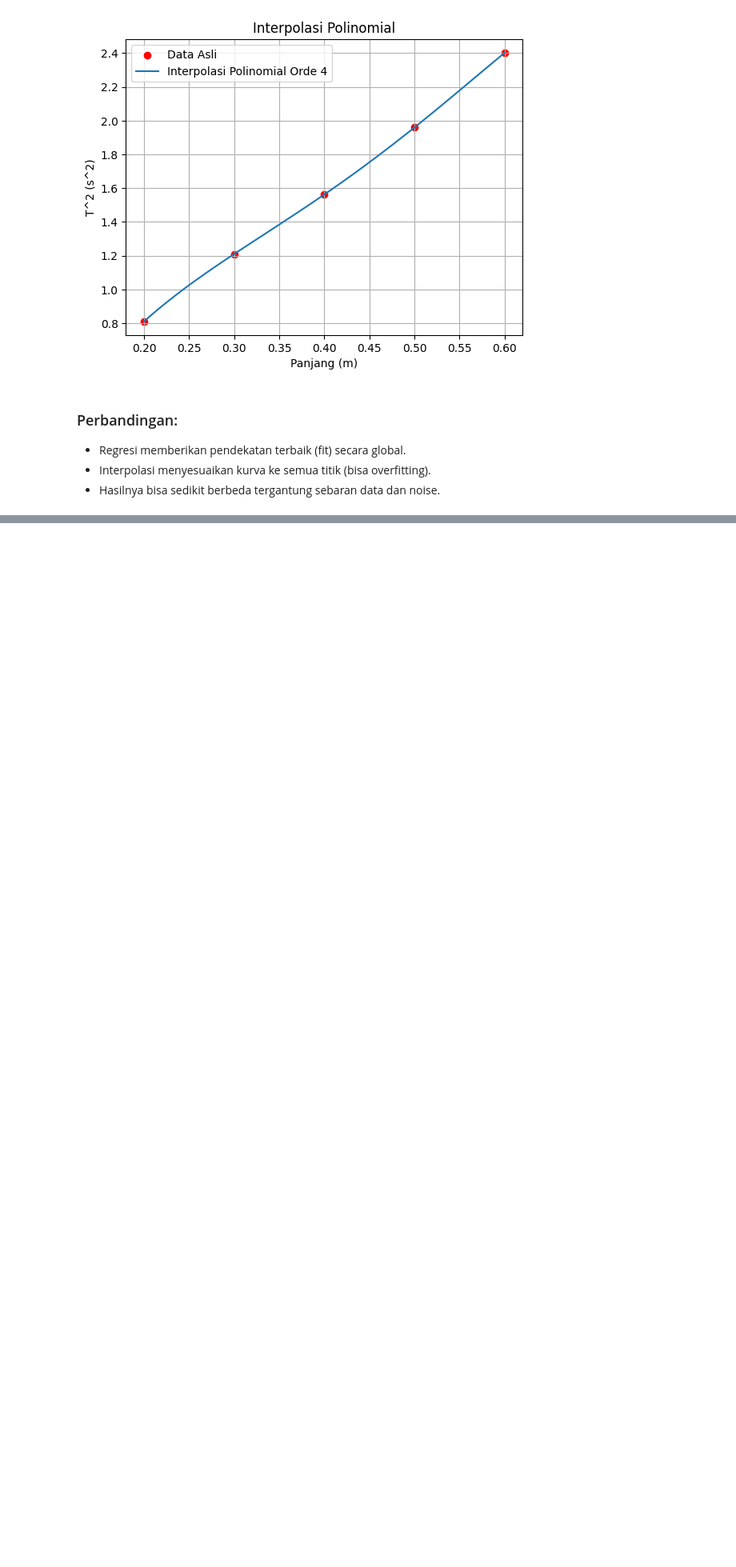
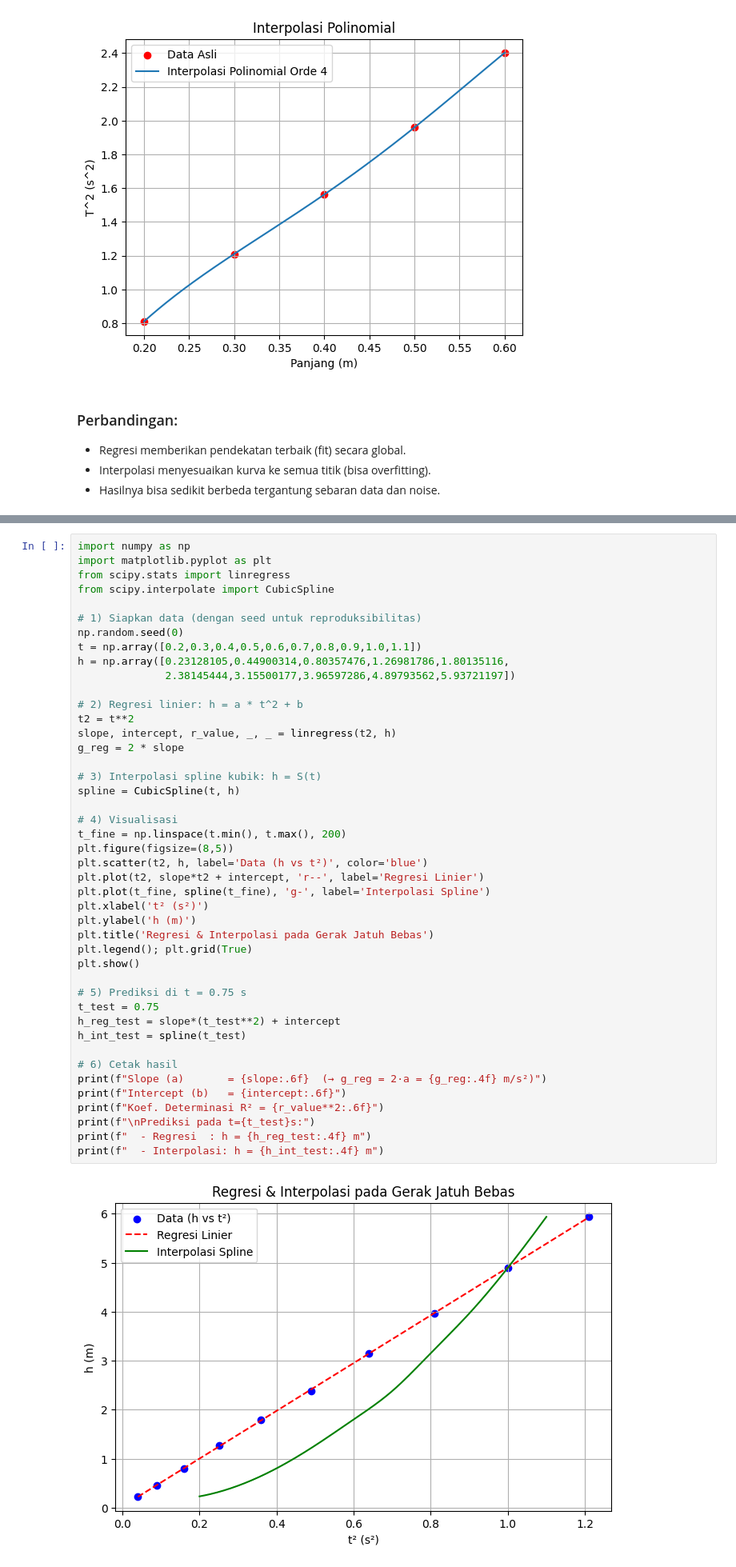
Before and after one commit to RadifPM/kelas-teko, a Jupyter notebook: Tugas-Modul05.ipynb, the cells around one changed output, grey strips where cells are left out. Shown at 80% size. Saved outputs shown, nothing was run; the diff lists cells and outputs as text; blank space fills up the shorter version.

```diff
--- a/Tugas-Modul05.ipynb
+++ b/Tugas-Modul05.ipynb
@@ -78,0 +113,46 @@ Perkiraan nilai g: 10.1316 m/s^2
+# %%
+import numpy as np
+import matplotlib.pyplot as plt
+from scipy.stats import linregress
+from scipy.interpolate import CubicSpline
+
+# 1) Siapkan data (dengan seed untuk reproduksibilitas)
+np.random.seed(0)
+t = np.array([0.2,0.3,0.4,0.5,0.6,0.7,0.8,0.9,1.0,1.1])
+h = np.array([0.23128105,0.44900314,0.80357476,1.26981786,1.80135116,
+              2.38145444,3.15500177,3.96597286,4.89793562,5.93721197])
+
+# 2) Regresi linier: h = a * t^2 + b
+t2 = t**2
+slope, intercept, r_value, _, _ = linregress(t2, h)
+g_reg = 2 * slope
+
+# 3) Interpolasi spline kubik: h = S(t)
+spline = CubicSpline(t, h)
+
+# 4) Visualisasi
+t_fine = np.linspace(t.min(), t.max(), 200)
+plt.figure(figsize=(8,5))
+plt.scatter(t2, h, label='Data (h vs t²)', color='blue')
+plt.plot(t2, slope*t2 + intercept, 'r--', label='Regresi Linier')
+plt.plot(t_fine, spline(t_fine), 'g-', label='Interpolasi Spline')
+plt.xlabel('t² (s²)')
+plt.ylabel('h (m)')
+plt.title('Regresi & Interpolasi pada Gerak Jatuh Bebas')
+plt.legend(); plt.grid(True)
+plt.show()
+
+# 5) Prediksi di t = 0.75 s
+t_test = 0.75
+h_reg_test = slope*(t_test**2) + intercept
+h_int_test = spline(t_test)
+
+# 6) Cetak hasil
+print(f"Slope (a)       = {slope:.6f}  (→ g_reg = 2·a = {g_reg:.4f} m/s²)")
+print(f"Intercept (b)   = {intercept:.6f}")
+print(f"Koef. Determinasi R² = {r_value**2:.6f}")
+print(f"\nPrediksi pada t={t_test}s:")
+print(f"  - Regresi  : h = {h_reg_test:.4f} m")
+print(f"  - Interpolasi: h = {h_int_test:.4f} m")
+# %% [output]
+[figure, added]
```
Also changed, not shown: parts of 5 cells of this notebook.
